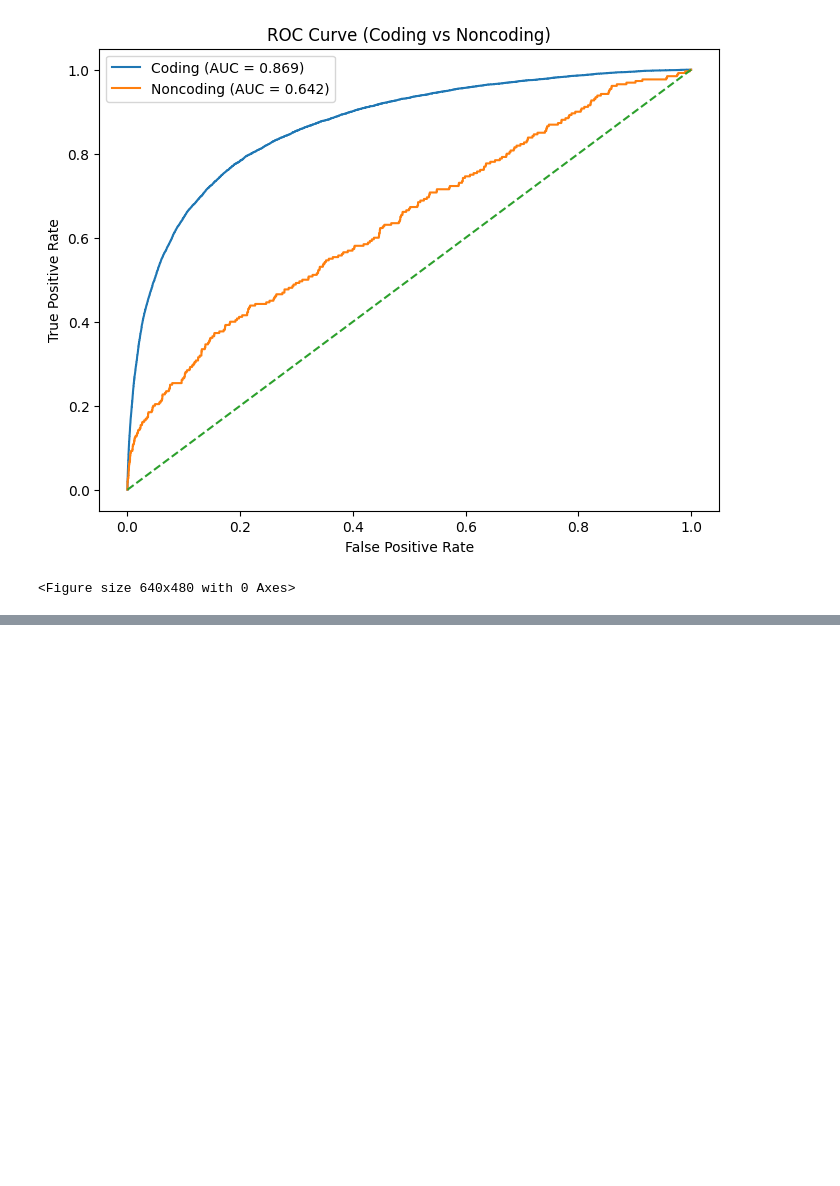
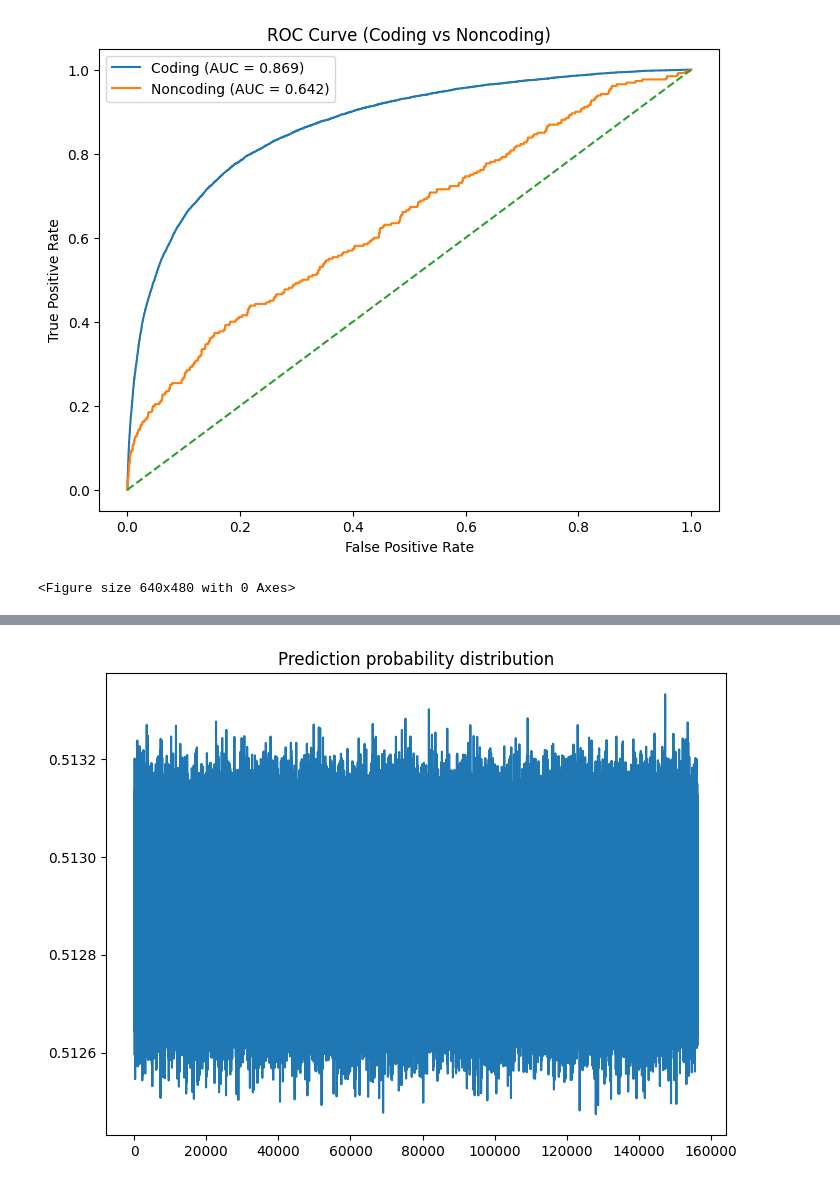
Before and after one commit to Anskira/Predicting-the-pathogenecity-of-genetic-variants, a Jupyter notebook: Notebooks/model_training.ipynb, the cells around one changed output, grey strips where cells are left out. Saved outputs shown, nothing was run; the diff lists cells and outputs as text; code cells hidden in the pictures; blank space fills up the shorter version.

```diff
--- a/Notebooks/model_training.ipynb
+++ b/Notebooks/model_training.ipynb
@@ -458,0 +557,10 @@ plt.savefig('plots/Regionic_ROC_2.png')
+# %%
+r = np.arange(1, val_df.shape[0]+1, 1)
+y = val_df['preds']
+
+plt.figure(figsize=(8,6))
+plt.plot(r,y)
+plt.title('Prediction probability distribution')
+plt.show()
+# %% [output]
+[figure, added]
```
Also changed, not shown: parts of 10 cells of this notebook, 13 other files.
